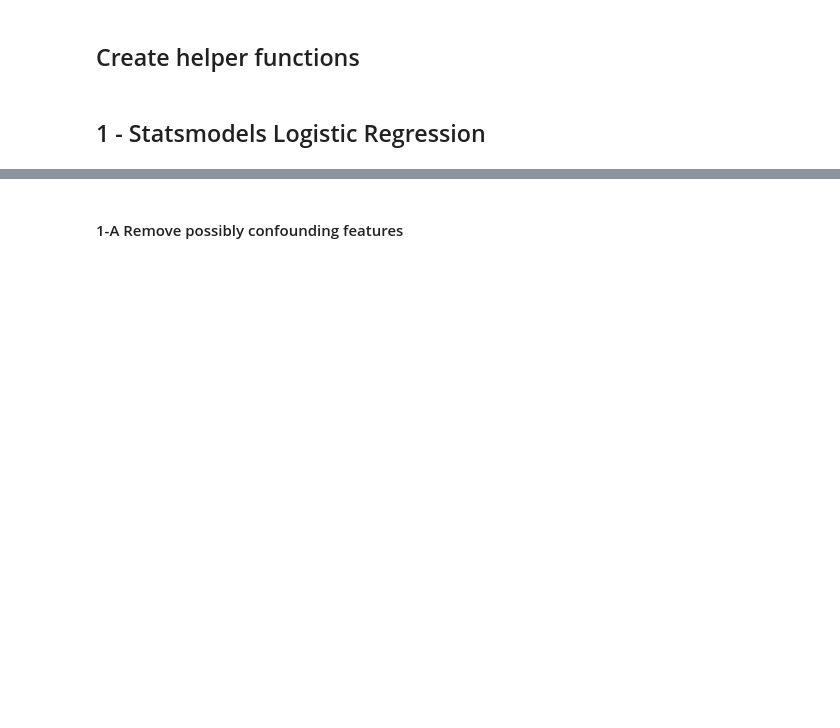
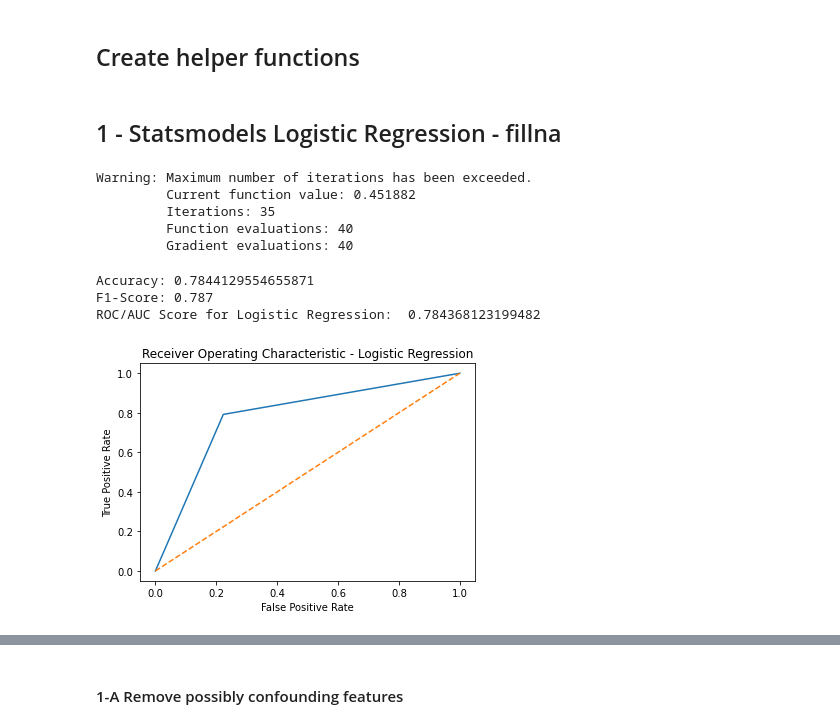
Before and after one commit to nickjwheatley/march_madness_predictor, a Jupyter notebook: eda/supervised_learning_eda.ipynb, the cells around one changed output, grey strips where cells are left out. Saved outputs shown, nothing was run; the diff lists cells and outputs as text; code cells hidden in the pictures; blank space fills up the shorter version.

```diff
--- a/eda/supervised_learning_eda.ipynb
+++ b/eda/supervised_learning_eda.ipynb
@@ -112,18 +97,35 @@ def get_confusion_matrix(model, validation, response_var):
 
     return None
 # %% [markdown]
-## 1 - Statsmodels Logistic Regression
+## 1 - Statsmodels Logistic Regression - fillna
 # %%
 resp_var = data.columns[0]
 pred_vars = data.columns[1:].tolist()
 
-train, test = train_test_split(data,test_size=0.1)
+train, test = train_test_split(data.fillna(0),test_size=0.1)
 logit_phrase = resp_var + ' ~ ' + ' + '.join(pred_vars)
 log_reg = sm.logit(logit_phrase, data=train).fit(method='bfgs')
 y_pred = log_reg.predict(test)
 prediction = list(map(round, y_pred))
 
 false_positive_rate, true_positive_rate, threshold1 = roc_curve(test[resp_var], prediction)
 print(f'Accuracy: {accuracy_score(test[resp_var], prediction)}')
 print(f'F1-Score: {f1_score(test[resp_var], prediction)}')
 print('ROC/AUC Score for Logistic Regression: ', roc_auc_score(test[resp_var], prediction))
+
+plt.title('Receiver Operating Characteristic - Logistic Regression')
+plt.plot(false_positive_rate, true_positive_rate)
+plt.plot([0, 1], ls="--")
+plt.ylabel('True Positive Rate')
+plt.xlabel('False Positive Rate')
+plt.show()
+# %% [output]
+Warning: Maximum number of iterations has been exceeded.
+         Current function value: 0.451882
+         Iterations: 35
+         Function evaluations: 40
+         Gradient evaluations: 40
+Accuracy: 0.7844129554655871
+F1-Score: 0.787
+ROC/AUC Score for Logistic Regression:  0.784368123199482
+[figure, added]
```
Also changed, not shown: parts of 57 cells of this notebook, 8 other files.
